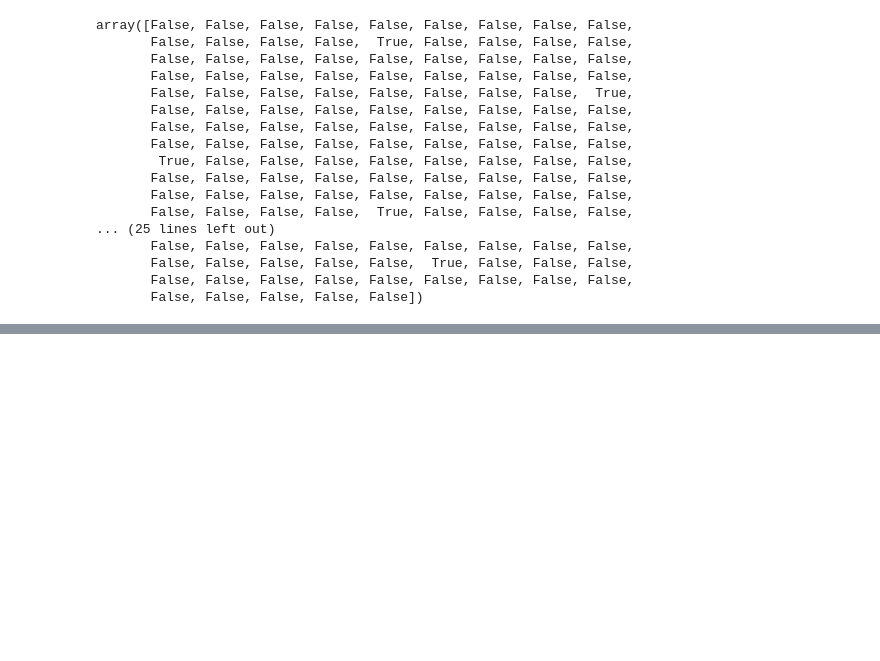
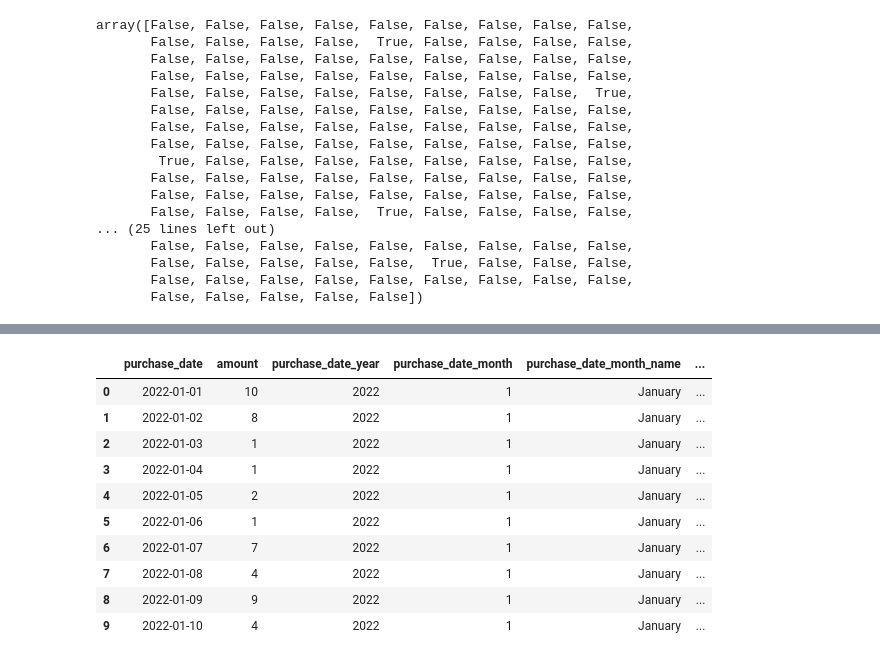
Before and after one commit to jack-cao-623/python_learning, a Jupyter notebook: pandas_dates_and_times.ipynb, the cells around one changed output, grey strips where cells are left out. Drawn from its saved outputs; the diff is of its cells as text; code cells hidden in the pictures; blank space fills up the shorter version.

```diff
--- a/pandas_dates_and_times.ipynb
+++ b/pandas_dates_and_times.ipynb
@@ -801,0 +904,21 @@ Name: purchase_date, Length: 365, dtype: int64
+# %%
+# purchases between jan 1 and jan 10
+(
+    fake_df
+      [
+          fake_df['purchase_date']
+            .between('2022-01-01', '2022-01-10')
+      ]
+)
+# %% [output]
+|  | purchase_date | amount | purchase_date_year | purchase_date_month | purchase_date_month_name | ... |
+| 0 | 2022-01-01 | 10 | 2022 | 1 | January | ... |
+| 1 | 2022-01-02 | 8 | 2022 | 1 | January | ... |
+| 2 | 2022-01-03 | 1 | 2022 | 1 | January | ... |
+| 3 | 2022-01-04 | 1 | 2022 | 1 | January | ... |
+| 4 | 2022-01-05 | 2 | 2022 | 1 | January | ... |
+| 5 | 2022-01-06 | 1 | 2022 | 1 | January | ... |
+| 6 | 2022-01-07 | 7 | 2022 | 1 | January | ... |
+| 7 | 2022-01-08 | 4 | 2022 | 1 | January | ... |
+| 8 | 2022-01-09 | 9 | 2022 | 1 | January | ... |
+| 9 | 2022-01-10 | 4 | 2022 | 1 | January | ... |
```
Also changed, not shown: parts of 20 cells of this notebook.
